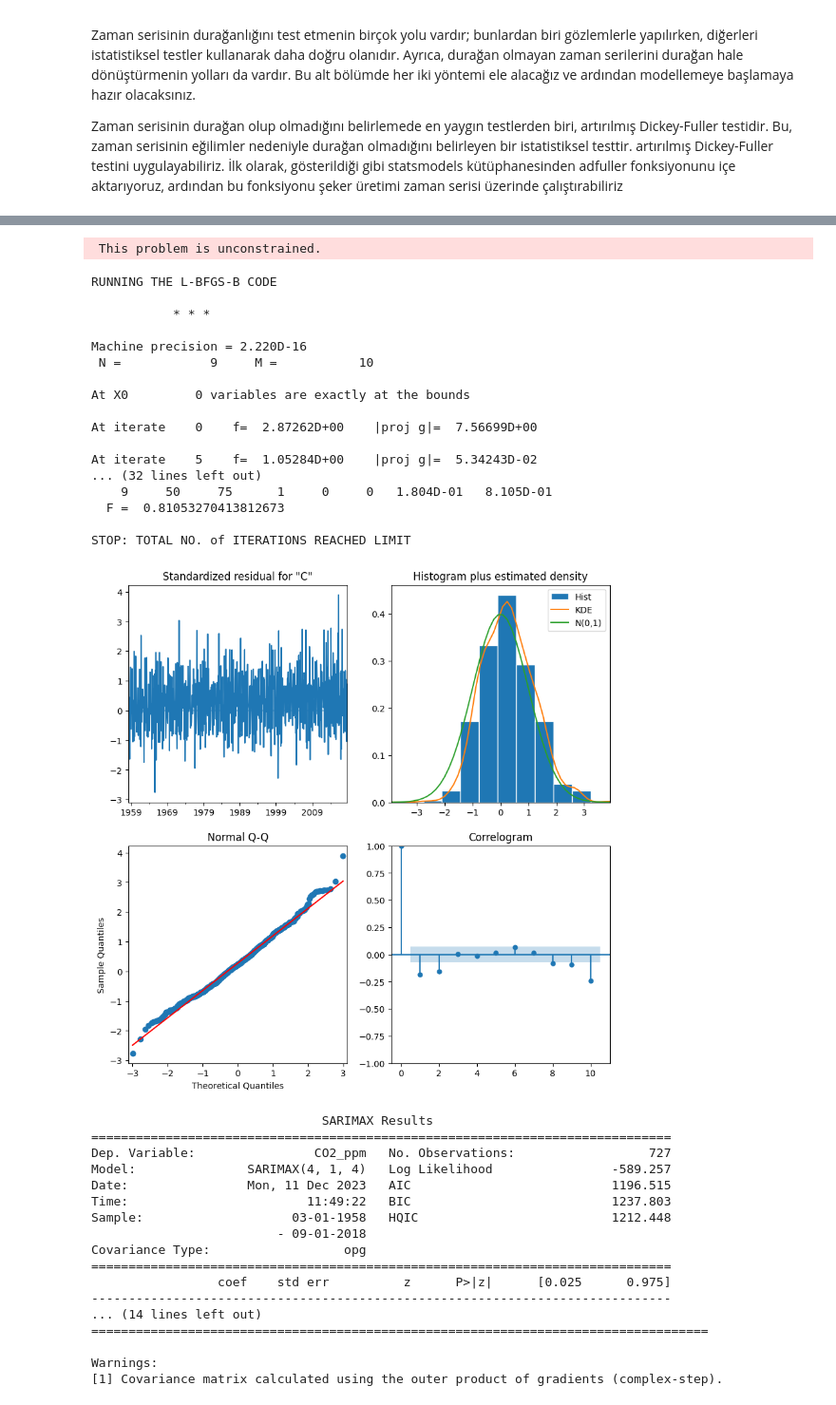
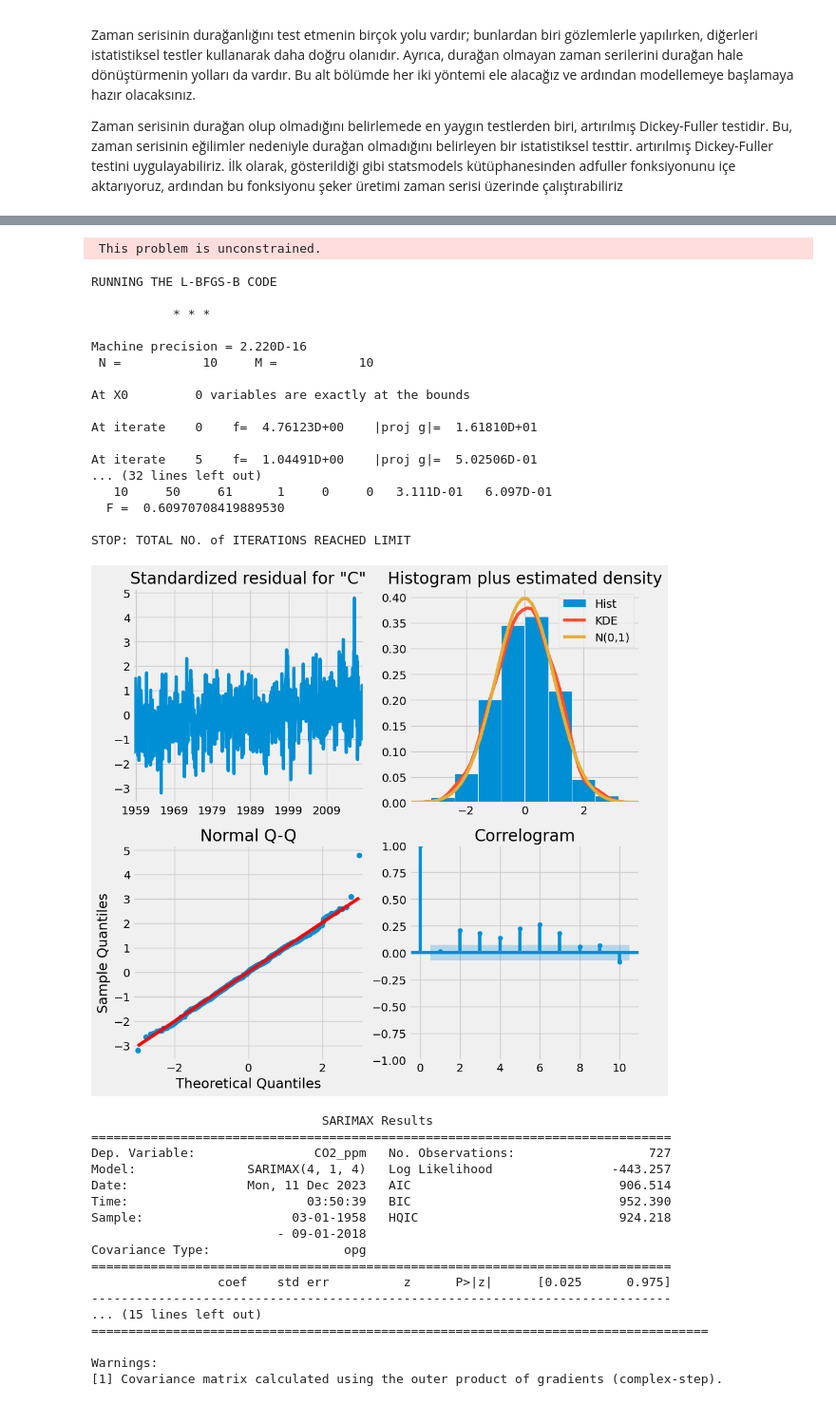
Before and after one commit to ibrahimediz/timeseriesanalysandforecasting0712_1112_23, a Jupyter notebook: Dokumanlar/ARIMA.ipynb, the cells around one changed output, grey strips where cells are left out. Shown at 95% size. Drawn from its saved outputs; the diff is of its cells as text; code cells hidden in the pictures.

```diff
--- a/Dokumanlar/ARIMA.ipynb
+++ b/Dokumanlar/ARIMA.ipynb
@@ -21,8 +21,15 @@ Durağanlık öneminin kaynağı, bir zaman serisini modellemek için durağan o
 # %%
 import pandas as pd
 import matplotlib.pyplot as plt
-candy = pd.read_csv("Datasets/ARIMA/candy_production.csv",parse_dates=True,index_col="date")
-fix,ax1 = plt.subplots()
-candy.plot(ax=ax1,figsize=(12,10))
+# Load in the time series
+candy = pd.read_csv('Datasets/ARIMA/candy_production.csv',
+            index_col='date',
+            parse_dates=True)
+# change the plot style into fivethirtyeight
+plt.style.use('fivethirtyeight')
+
+# Plot and show the time series on axis ax1
+fig, ax1 = plt.subplots()
+candy.plot(ax=ax1, figsize=(12,10))
 plt.show()
 # %% [output]
@@ -348,5 +518,7 @@ Warnings:
 # %%
-co2 = pd.read_csv("Datasets/ARIMA/co2.csv",index_col="date",parse_dates=True)
+co2 = pd.read_csv('Datasets/ARIMA/co2.csv',
+                     index_col='date',
+                     parse_dates=True)
 co2.plot()
 # %% [output]
 <Axes: xlabel='date'>
@@ -526,42 +733,52 @@ CONVERGENCE: REL_REDUCTION_OF_F_<=_FACTR*EPSMCH
 # %%
-model = sm.tsa.statespace.SARIMAX(co2,order=(4,1,4),trenc="c")
+# En iyi model sırası (4,4)’tür.
+# Bu sırayı kullanarak veriyi uyumla ve ardından model hatalarını analiz ederek modeli teşhis et.
+
+
+
+# Modeli oluştur ve uyumla
+model = sm.tsa.statespace.SARIMAX(co2, order=(4, 1, 4), trend='c')
 results = model.fit()
-results.plot_diagnostics(figsize=(10,10))
+
+# 4 tanısal grafik oluştur
+results.plot_diagnostics(figsize=(10, 10))
 plt.show()
+
+# Özeti yazdır
 print(results.summary())
 # %% [output]
  This problem is unconstrained.
 RUNNING THE L-BFGS-B CODE
 
            * * *
 
 Machine precision = 2.220D-16
- N =            9     M =           10
+ N =           10     M =           10
 
 At X0         0 variables are exactly at the bounds
 
-At iterate    0    f=  2.87262D+00    |proj g|=  7.56699D+00
+At iterate    0    f=  4.76123D+00    |proj g|=  1.61810D+01
 
-At iterate    5    f=  1.05284D+00    |proj g|=  5.34243D-02
+At iterate    5    f=  1.04491D+00    |proj g|=  5.02506D-01
 ... (32 lines left out)
-    9     50     75      1     0     0   1.804D-01   8.105D-01
-  F =  0.81053270413812673
+   10     50     61      1     0     0   3.111D-01   6.097D-01
+  F =  0.60970708419889530
 
 STOP: TOTAL NO. of ITERATIONS REACHED LIMIT
-[figure, old version]
+[figure, new version]
                                SARIMAX Results
 ==============================================================================
 Dep. Variable:                CO2_ppm   No. Observations:                  727
-Model:               SARIMAX(4, 1, 4)   Log Likelihood                -589.257
-Date:                Mon, 11 Dec 2023   AIC                           1196.515
-Time:                        11:49:22   BIC                           1237.803
-Sample:                    03-01-1958   HQIC                          1212.448
+Model:               SARIMAX(4, 1, 4)   Log Likelihood                -443.257
+Date:                Mon, 11 Dec 2023   AIC                            906.514
+Time:                        03:50:39   BIC                            952.390
+Sample:                    03-01-1958   HQIC                           924.218
                          - 09-01-2018
 Covariance Type:                  opg
 ==============================================================================
                  coef    std err          z      P>|z|      [0.025      0.975]
 ------------------------------------------------------------------------------
-... (14 lines left out)
+... (15 lines left out)
 ===================================================================================
 
 Warnings:
```
Also changed, not shown: parts of 107 cells of this notebook.
